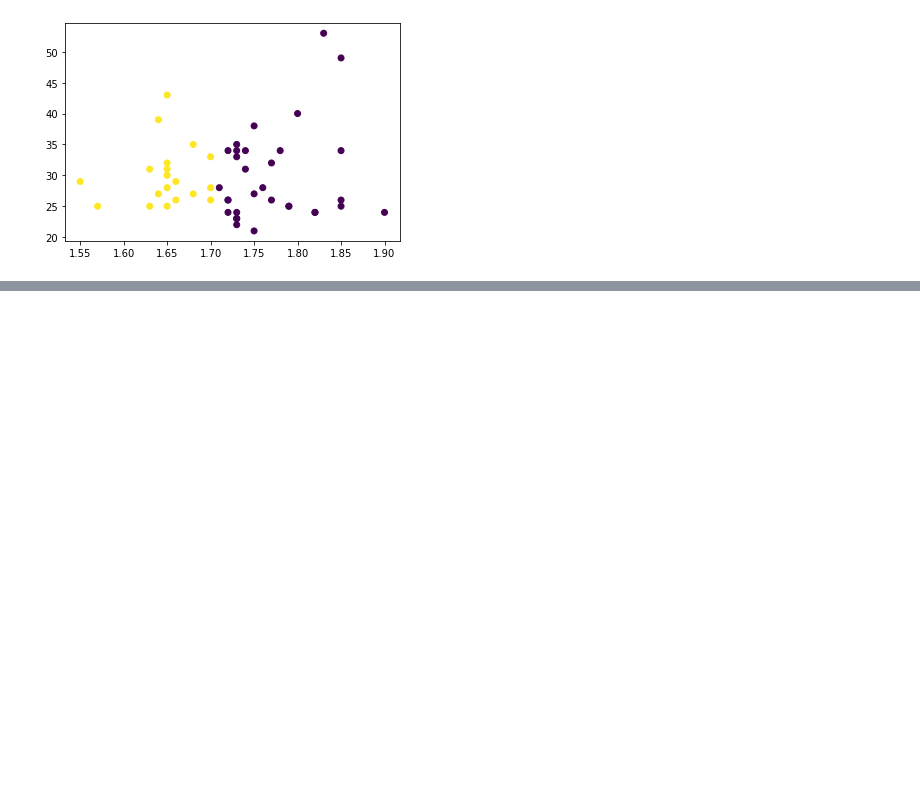
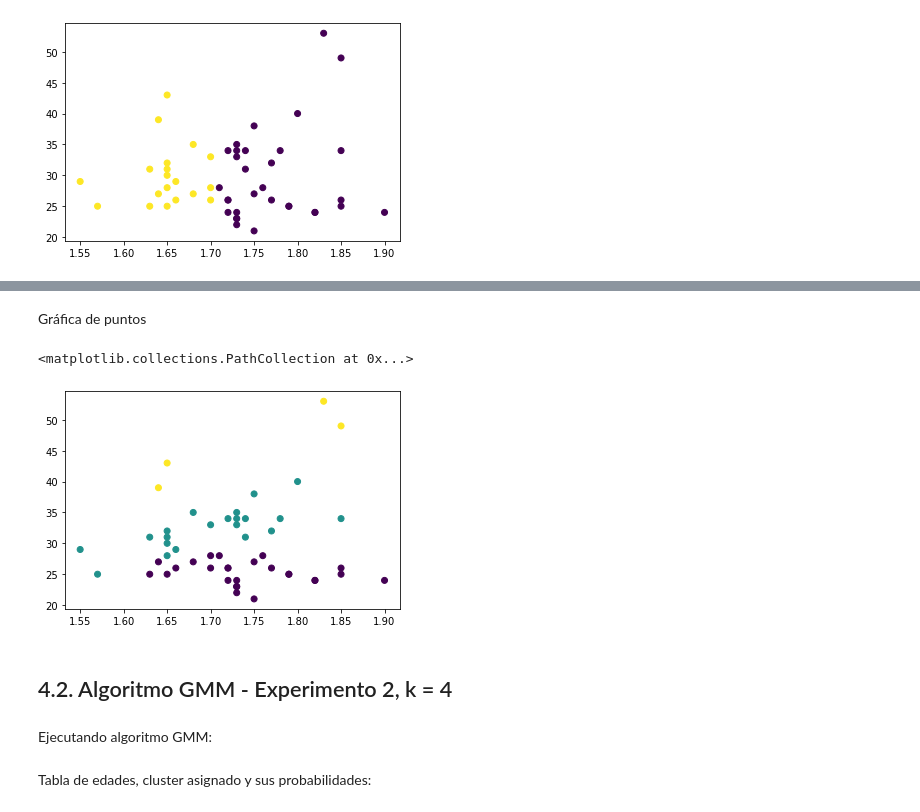
Before and after one commit to josedalvik/datascience_stlearning2_practica1, a Jupyter notebook: K-means y GMM.ipynb, the cells around one changed output, grey strips where cells are left out. Drawn from its saved outputs; the diff is of its cells as text; code cells hidden in the pictures; blank space fills up the shorter version.

Commit message:
Cinco experimentos del algoritmo GMM

```diff
--- a/K-means y GMM.ipynb
+++ b/K-means y GMM.ipynb
@@ -314,0 +325,4 @@ plt.scatter(normales_kmeans5.altura, normales_kmeans5.edad, alpha=1, c=normales_
+# %%
+model1 = mixture.GaussianMixture(n_components=3).fit(normales_n)
+labels = model1.predict(normales_n)
+probs = model1.predict_proba(normales_n)
@@ -314,0 +331,7 @@ plt.scatter(normales_kmeans5.altura, normales_kmeans5.edad, alpha=1, c=normales_
+# %%
+normales_gmm1 = normales.copy()
+normales_gmm1["cluster"] = labels
+normales_gmm1["p(c0)"] = probs[:,0].round(2)
+normales_gmm1["p(c1)"] = probs[:,1].round(2)
+normales_gmm1["p(c2)"] = probs[:,2].round(2)
+normales_gmm1.head()
@@ -314,0 +345,11 @@ plt.scatter(normales_kmeans5.altura, normales_kmeans5.edad, alpha=1, c=normales_
+# %% [markdown]
+Gráfica de puntos
+# %%
+plt.scatter(normales_gmm1.altura, normales_gmm1.edad, alpha=1, c=normales_gmm1.cluster)
+# %% [output]
+<matplotlib.collections.PathCollection at 0x...>
+[figure, added]
+# %% [markdown]
+## 4.2. Algoritmo GMM - Experimento 2, k = 4
+# %% [markdown]
+Ejecutando algoritmo GMM:
@@ -314,0 +360,2 @@ plt.scatter(normales_kmeans5.altura, normales_kmeans5.edad, alpha=1, c=normales_
+# %% [markdown]
+Tabla de edades, cluster asignado y sus probabilidades:
```
Also changed, not shown: parts of 32 cells of this notebook.
